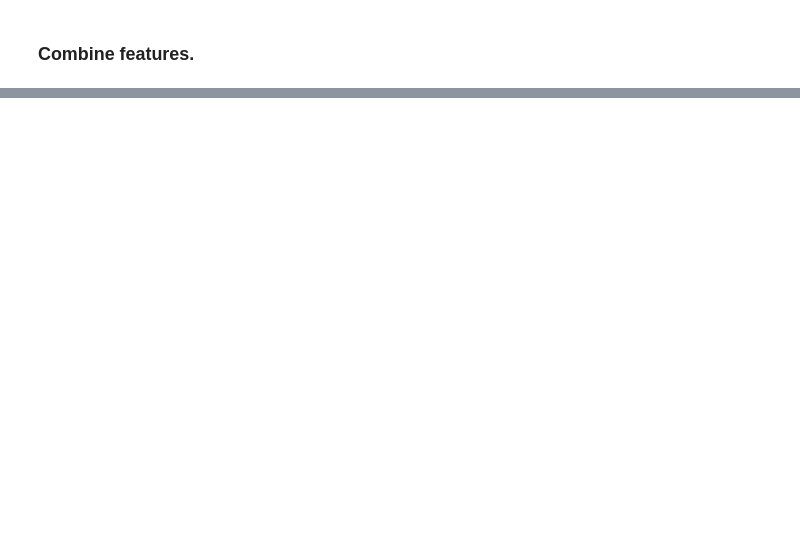
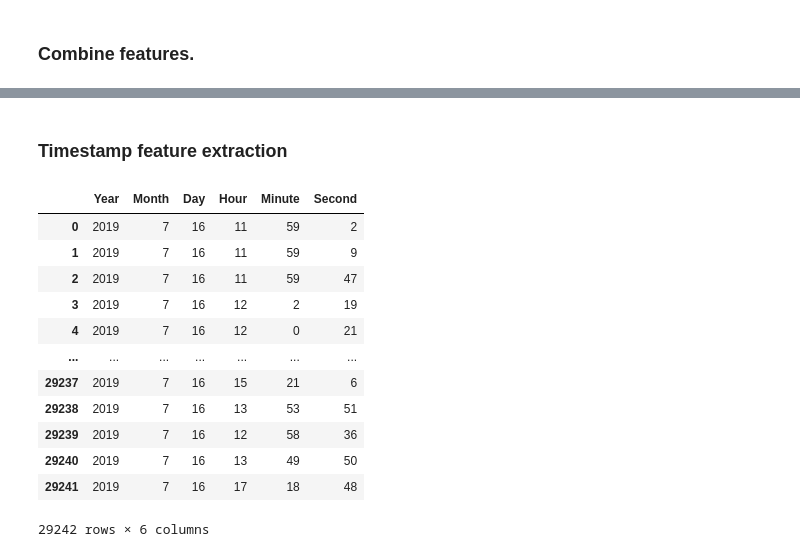
Before and after one commit to rakinplaban/APT_work, a Jupyter notebook: dapt2020/dapt-work.ipynb, the cells around one changed output, grey strips where cells are left out. Cells and saved outputs as stored; diff of their text form; code cells hidden in the pictures; blank space fills up the shorter version.

```diff
--- a/dapt2020/dapt-work.ipynb
+++ b/dapt2020/dapt-work.ipynb
@@ -368,0 +624,19 @@ X_scaled.head()
+# %%
+import os
+import pandas as pd
+# Base directory where your dataset is stored
+base_directory = '/kaggle/input/datp2020sets/test.csv'
+
+
+# Load all CSV files from relevant weeks
+dataframes = pd.read_csv(base_directory)
+
+
+
+activity_counts = dataframes['Activity'].value_counts()
+print("Activity distribution:")
+print(activity_counts)
+
+stage_counts = dataframes['Stage'].value_counts()
+print("Stage distribution:")
+print(stage_counts)
@@ -368,0 +702,49 @@ X_scaled.head()
+# %% [markdown]
+### Timestamp feature extraction
+# %%
+import pandas as pd
+from sklearn.preprocessing import MinMaxScaler
+
+# Load your dataset
+# df = pd.read_csv('path_to_your_dataset.csv')
+
+# Convert the 'Timestamp' column to datetime
+dataframes['Timestamp'] = pd.to_datetime(dataframes['Timestamp'], format='%d/%m/%Y %I:%M:%S %p')
+
+# Extracting features from the datetime
+dataframes['Year'] = dataframes['Timestamp'].dt.year
+dataframes['Month'] = dataframes['Timestamp'].dt.month
+dataframes['Day'] = dataframes['Timestamp'].dt.day
+dataframes['Hour'] = dataframes['Timestamp'].dt.hour
+dataframes['Minute'] = dataframes['Timestamp'].dt.minute
+dataframes['Second'] = dataframes['Timestamp'].dt.second
+
+
+# Selecting the columns to normalize
+features_to_normalize = ['Year', 'Month', 'Day', 'Hour', 'Minute', 'Second']
+
+# # Initialize the MinMaxScaler
+# scaler = MinMaxScaler()
+
+# # Apply the scaler to the features
+# df[features_to_normalize] = scaler.fit_transform(df[features_to_normalize])
+
+# # Now df contains the normalized features which can be fed into your model
+# print(df.head())
+
+dtimestamp = dataframes[features_to_normalize]
+dtimestamp
+# %% [output]
+|  | Year | Month | Day | Hour | Minute | Second |
+| 0 | 2019 | 7 | 16 | 11 | 59 | 2 |
+| 1 | 2019 | 7 | 16 | 11 | 59 | 9 |
+| 2 | 2019 | 7 | 16 | 11 | 59 | 47 |
+| 3 | 2019 | 7 | 16 | 12 | 2 | 19 |
+| 4 | 2019 | 7 | 16 | 12 | 0 | 21 |
+| ... | ... | ... | ... | ... | ... | ... |
+| 29237 | 2019 | 7 | 16 | 15 | 21 | 6 |
+| 29238 | 2019 | 7 | 16 | 13 | 53 | 51 |
+| 29239 | 2019 | 7 | 16 | 12 | 58 | 36 |
+| 29240 | 2019 | 7 | 16 | 13 | 49 | 50 |
+| 29241 | 2019 | 7 | 16 | 17 | 18 | 48 |
+29242 rows × 6 columns
```
Also changed, not shown: parts of 28 cells of this notebook.
